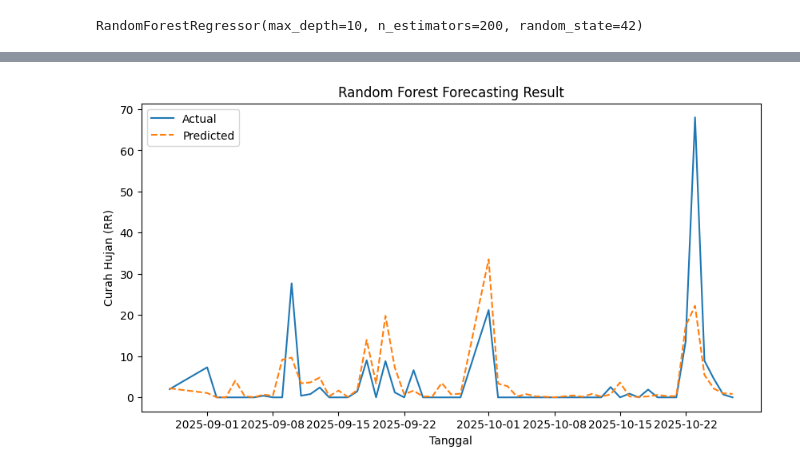
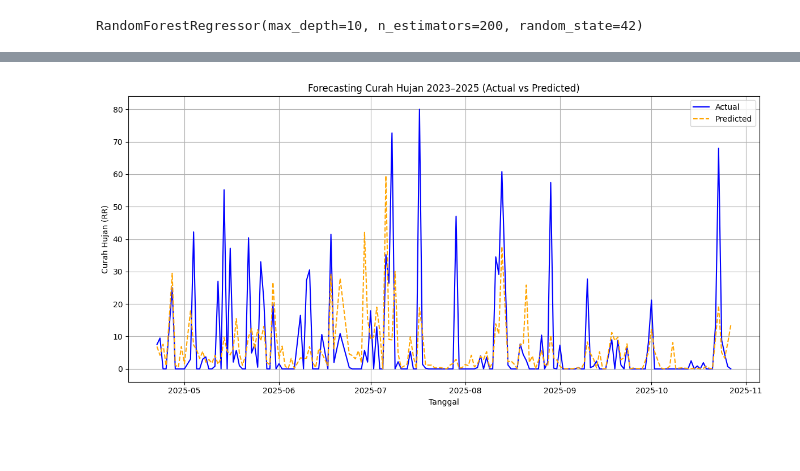
Before and after one commit to Ayusekar22/Jakarta-Weather-Prediction-2025, a Jupyter notebook: Jakarta_Weather_Prediction.ipynb, the cells around one changed output, grey strips where cells are left out. Saved outputs shown, nothing was run; the diff lists cells and outputs as text; code cells hidden in the pictures; blank space fills up the shorter version.

```diff
--- a/Jakarta_Weather_Prediction.ipynb
+++ b/Jakarta_Weather_Prediction.ipynb
@@ -437,13 +500,13 @@ R² Score: 0.47194017700486424
 # %%
-
-
-plt.figure(figsize=(10,5))
-plt.plot(df['TANGGAL'].iloc[train_size:], y_test.values, label='Actual')
-plt.plot(df['TANGGAL'].iloc[train_size:], y_pred, label='Predicted', linestyle='--')
+plt.figure(figsize=(12, 6))
+plt.plot(result_df['TANGGAL'], result_df['Actual'], label='Actual', color='blue')
+plt.plot(result_df['TANGGAL'], result_df['Predicted'], label='Predicted', color='orange', linestyle='--')
+plt.title("Forecasting Curah Hujan 2023–2025 (Actual vs Predicted)")
 plt.xlabel("Tanggal")
 plt.ylabel("Curah Hujan (RR)")
-plt.title("Random Forest Forecasting Result")
 plt.legend()
+plt.grid(True)
+plt.tight_layout()
 plt.show()
 # %% [output]
-[figure, old version]
+[figure, new version]
```
Also changed, not shown: parts of 26 cells of this notebook, 12 other files.
